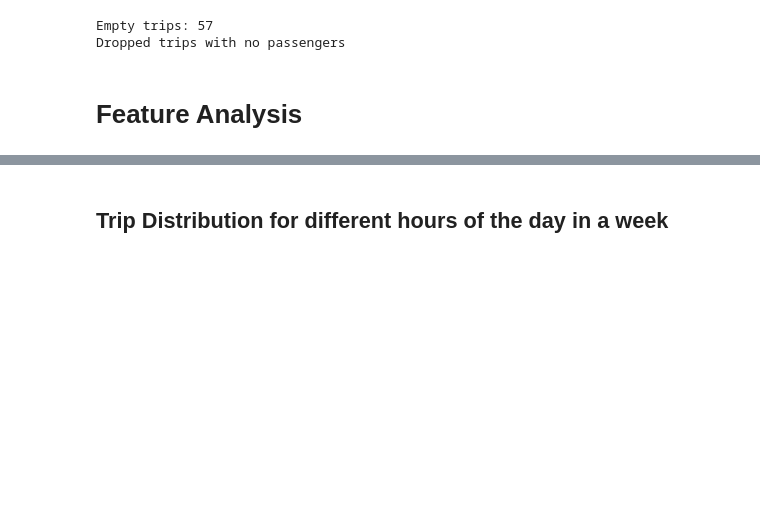
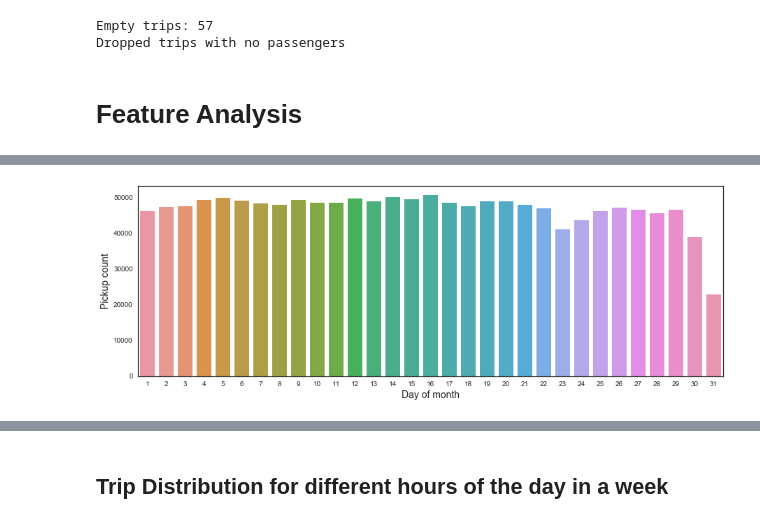
Before and after one commit to GaryLuoLuo/Data_Mining_Project_Jiahui_Qin_Zhe, a Jupyter notebook: Data Preparation.ipynb, the cells around one changed output, grey strips where cells are left out. Cells and saved outputs as stored; diff of their text form; code cells hidden in the pictures; blank space fills up the shorter version.

```diff
--- a/Data Preparation.ipynb
+++ b/Data Preparation.ipynb
@@ -226,0 +261,16 @@ train.head()
+# %%
+train['pickup_day'] = train['pickup_datetime'].dt.day
+train['pickup_month'] = train['pickup_datetime'].dt.month
+train['pickup_weekday'] = train['pickup_datetime'].dt.weekday
+
+train['drop_day'] = train['dropoff_datetime'].dt.day
+train['drop_month'] = train['dropoff_datetime'].dt.month
+train['drop_weekday'] = train['dropoff_datetime'].dt.weekday
+# %%
+f = plt.figure(figsize=(15,5))
+sns.countplot(x='pickup_day', data=train)
+plt.xlabel('Day of month', fontsize=14)
+plt.ylabel('Pickup count', fontsize=14)
+plt.show()
+# %% [output]
+[figure, added]
```
Also changed, not shown: parts of 17 cells of this notebook.
